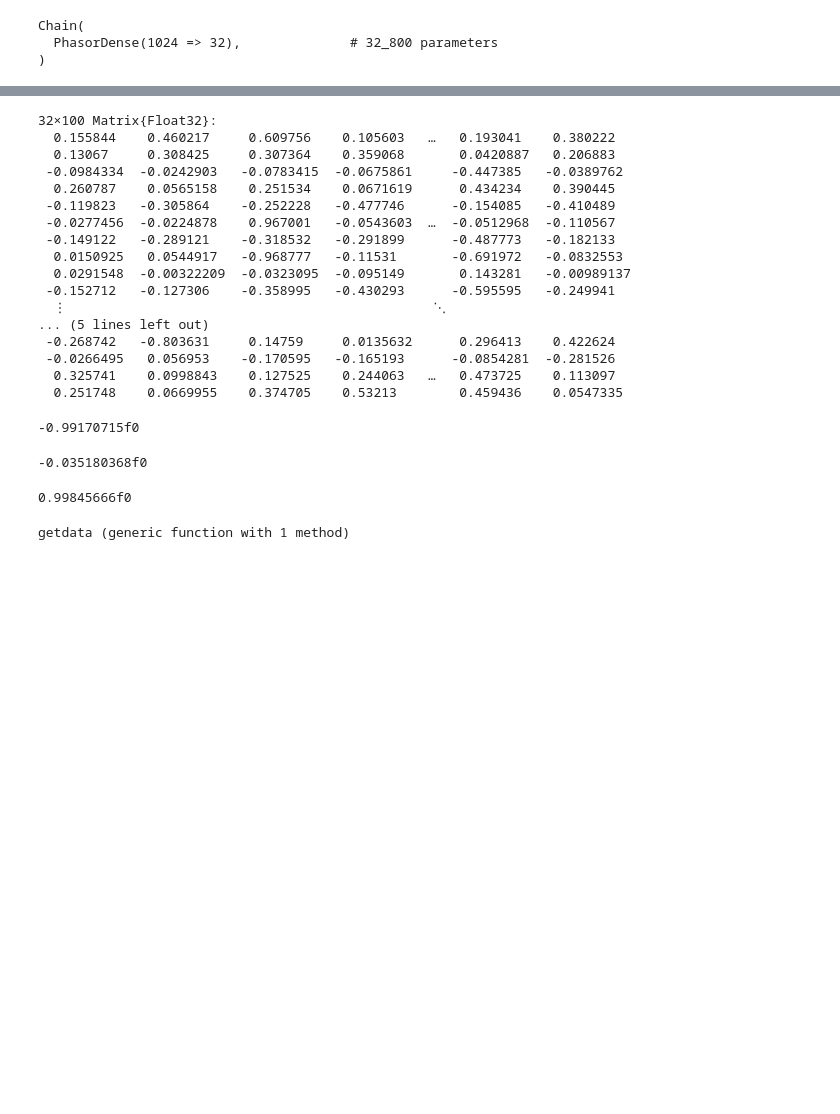
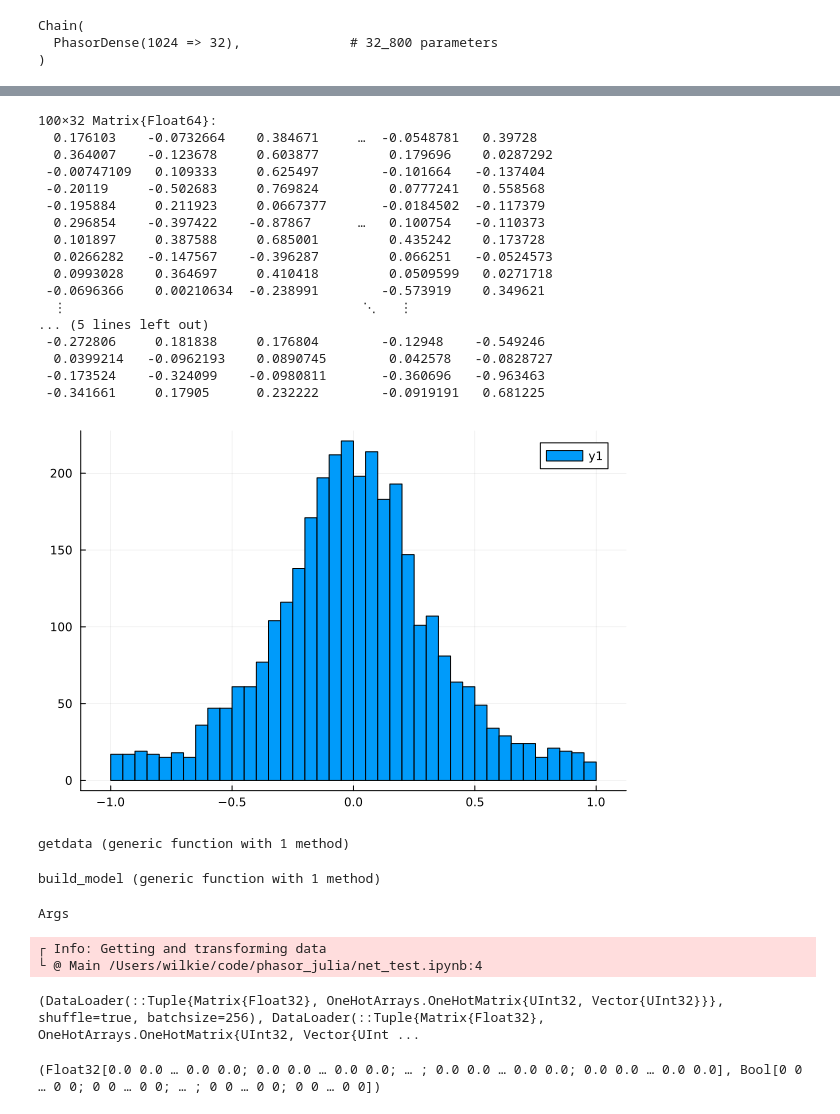
Before and after one commit to wilkieolin/phasor_julia, a Jupyter notebook: net_test.ipynb, the cells around one changed output, grey strips where cells are left out. Saved outputs shown, nothing was run; the diff lists cells and outputs as text; code cells hidden in the pictures; blank space fills up the shorter version.

Commit message:
trainable prototype of network

```diff
--- a/net_test.ipynb
+++ b/net_test.ipynb
@@ -14,5 +18,5 @@ Chain(
   PhasorDense(1024 => 32),              # 32_800 parameters
 )
 # %%
-x = rand(Float32, (100,1024))
+x = random_symbols((100, 1024))
 # %% [output]
@@ -36,35 +64,27 @@ x = rand(Float32, (100,1024))
 # %%
 y = model(x)
 # %% [output]
-32×100 Matrix{Float32}:
-  0.155844    0.460217     0.609756    0.105603   …   0.193041    0.380222
-  0.13067     0.308425     0.307364    0.359068       0.0420887   0.206883
- -0.0984334  -0.0242903   -0.0783415  -0.0675861     -0.447385   -0.0389762
-  0.260787    0.0565158    0.251534    0.0671619      0.434234    0.390445
- -0.119823   -0.305864    -0.252228   -0.477746      -0.154085   -0.410489
- -0.0277456  -0.0224878    0.967001   -0.0543603  …  -0.0512968  -0.110567
- -0.149122   -0.289121    -0.318532   -0.291899      -0.487773   -0.182133
-  0.0150925   0.0544917   -0.968777   -0.11531       -0.691972   -0.0832553
-  0.0291548  -0.00322209  -0.0323095  -0.095149       0.143281   -0.00989137
- -0.152712   -0.127306    -0.358995   -0.430293      -0.595595   -0.249941
-  ⋮                                               ⋱
+100×32 Matrix{Float64}:
+  0.176103    -0.0732664    0.384671     …  -0.0548781   0.39728
+  0.364007    -0.123678     0.603877         0.179696    0.0287292
+ -0.00747109   0.109333     0.625497        -0.101664   -0.137404
+ -0.20119     -0.502683     0.769824         0.0777241   0.558568
+ -0.195884     0.211923     0.0667377       -0.0184502  -0.117379
+  0.296854    -0.397422    -0.87867      …   0.100754   -0.110373
+  0.101897     0.387588     0.685001         0.435242    0.173728
+  0.0266282   -0.147567    -0.396287         0.066251   -0.0524573
+  0.0993028    0.364697     0.410418         0.0509599   0.0271718
+ -0.0696366    0.00210634  -0.238991        -0.573919    0.349621
+  ⋮                                      ⋱   ⋮
 ... (5 lines left out)
- -0.268742   -0.803631     0.14759     0.0135632      0.296413    0.422624
- -0.0266495   0.056953    -0.170595   -0.165193      -0.0854281  -0.281526
-  0.325741    0.0998843    0.127525    0.244063   …   0.473725    0.113097
-  0.251748    0.0669955    0.374705    0.53213        0.459436    0.0547335
+ -0.272806     0.181838     0.176804        -0.12948    -0.549246
+  0.0399214   -0.0962193    0.0890745        0.042578   -0.0828727
+ -0.173524    -0.324099    -0.0980811       -0.360696   -0.963463
+ -0.341661     0.17905      0.232222        -0.0919191   0.681225
-# %%
-minimum(y)
-# %% [output]
--0.99170715f0
-# %%
-mean(y)
-# %% [output]
--0.035180368f0
-# %%
-maximum(y)
-# %% [output]
-0.99845666f0
+# %%
+histogram(y |> vec)
+# %% [output]
+[figure, added]
 # %%
 function getdata(args)
     ENV["DATADEPS_ALWAYS_ACCEPT"] = "true"
@@ -95,5 +113,26 @@ layer =
 # %%
 function build_model(; imgsize=(28,28,1), nclasses=10)
-    return Chain( Dense(prod(imgsize), 32, relu),
-                  Dense(32, nclasses))
+    return Chain( PhasorDense(prod(imgsize) => 32),
+                  PhasorDense(32 => nclasses))
 end
+# %% [output]
+build_model (generic function with 1 method)
+# %%
+@kwdef mutable struct Args
+    η::Float64 = 3e-4       ## learning rate
+    batchsize::Int = 256    ## batch size
+    epochs::Int = 10        ## number of epochs
+    use_cuda::Bool = false   ## use gpu (if cuda available)
+end
+# %% [output]
+Args
+# %%
+train_loader, test_loader = getdata(Args())
+# %% [output]
+┌ Info: Getting and transforming data
+└ @ Main /Users/wilkie/code/phasor_julia/net_test.ipynb:4
+(DataLoader(::Tuple{Matrix{Float32}, OneHotArrays.OneHotMatrix{UInt32, Vector{UInt32}}}, shuffle=true, batchsize=256), DataLoader(::Tuple{Matrix{Float32}, OneHotArrays.OneHotMatrix{UInt32, Vector{UInt ...
+# %%
+x, y = first(train_loader)
+# %% [output]
+(Float32[0.0 0.0 … 0.0 0.0; 0.0 0.0 … 0.0 0.0; … ; 0.0 0.0 … 0.0 0.0; 0.0 0.0 … 0.0 0.0], Bool[0 0 … 0 0; 0 0 … 0 0; … ; 0 0 … 0 0; 0 0 … 0 0])
```
Also changed, not shown: parts of 28 cells of this notebook, 2 other files.
